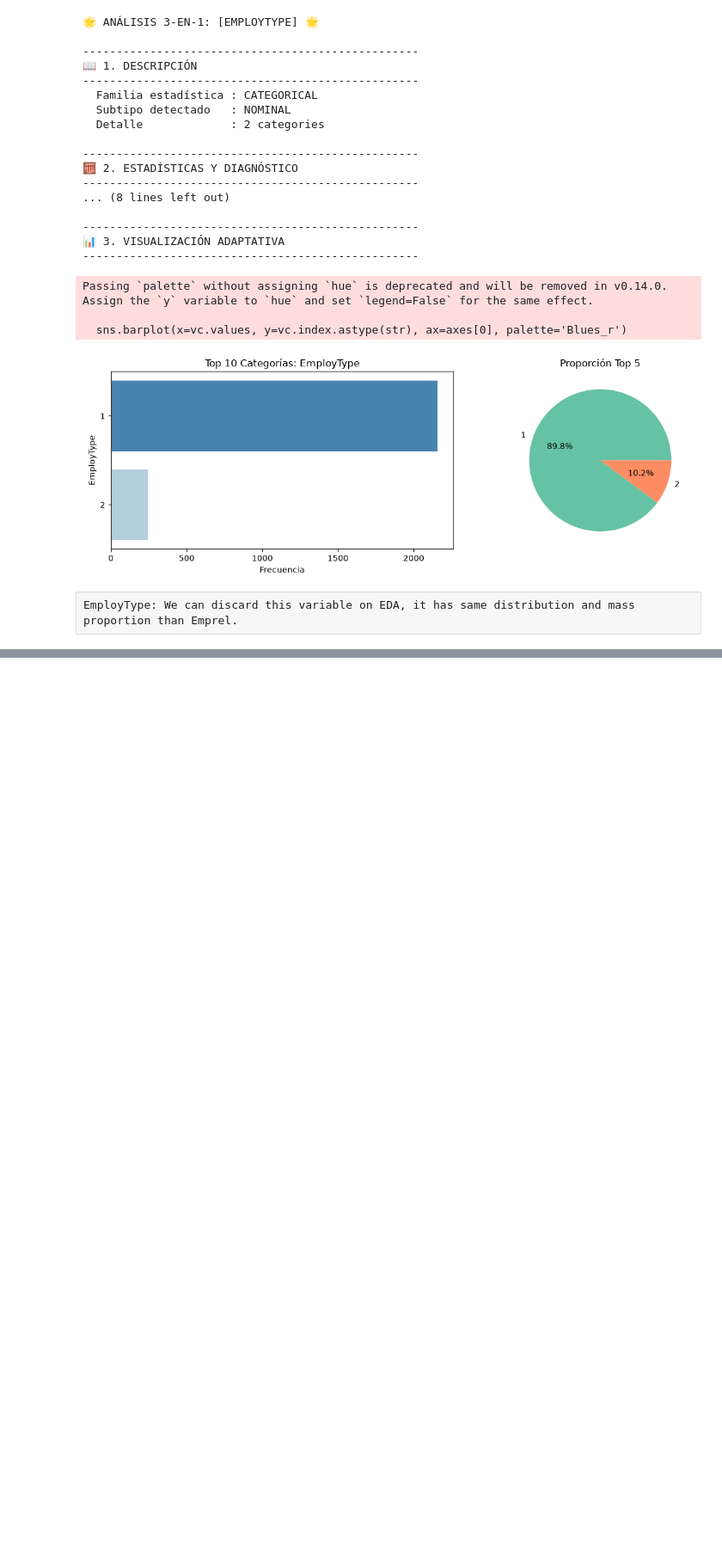
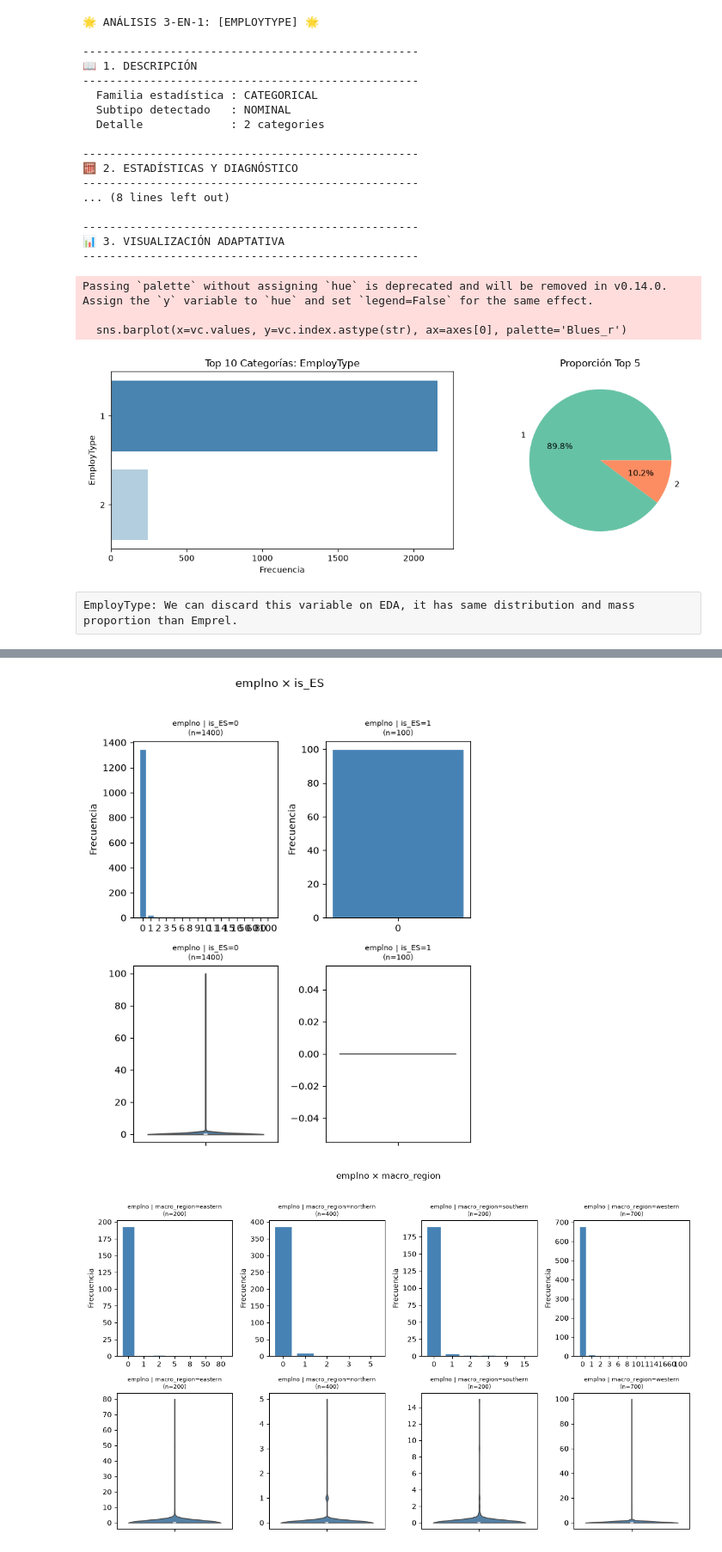
Before and after one commit to JosBerGon34/DataScienceCourse, a Jupyter notebook: notebooks/Ex7.1.ipynb, the cells around one changed output, grey strips where cells are left out. Shown at 86% size. Cells and saved outputs as stored; diff of their text form; code cells hidden in the pictures; blank space fills up the shorter version.

```diff
--- a/notebooks/Ex7.1.ipynb
+++ b/notebooks/Ex7.1.ipynb
@@ -400,0 +811,41 @@ EmployType: We can discard this variable on EDA, it has same distribution and ma
+# %%
+#Lets use a plot function for all our variables, all our categorical columns for inside of study_cols group are already factorized.
+#And compare the distribution within different group_cols
+def multivariate_plot(df, study_col, group_cols):
+    """
+    Para una study_col, itera sobre cada group_col.
+    Cada group_col genera una figura de 2 filas:
+      Fila 0: bar plot (conteo de frecuencias de study_col por grupo)
+      Fila 1: violin + box inner (distribución de study_col por grupo)
+    Columnas = valores únicos de la group_col.
+    """
+    for group_col in group_cols:
+        groups = sorted(df[group_col].dropna().unique())
+        n_groups = len(groups)
+
+        fig, axes = plt.subplots(2, n_groups, figsize=(3 * n_groups, 7))
+        if n_groups == 1:
+            axes = axes[:, np.newaxis]  # asegurar 2D
+
+        for j, g in enumerate(groups):
+            subset = df[df[group_col] == g][study_col].dropna()
+
+            # --- Fila 0: Bar plot ---
+            ax_bar = axes[0, j]
+            counts = subset.value_counts().sort_index()
+            ax_bar.bar(counts.index.astype(str), counts.values, color='steelblue', edgecolor='white')
+            ax_bar.set_title(f"{study_col} | {group_col}={g}\n(n={len(subset)})", fontsize=8)
+            ax_bar.set_xlabel("")
+            ax_bar.set_ylabel("Frecuencia")
+
+            # --- Fila 1: Violin + box inner ---
+            ax_violin = axes[1, j]
+            sns.violinplot(y=subset, ax=ax_violin, inner='box',
+                           color='steelblue', cut=0, bw_adjust=0.7)
+            ax_violin.set_title(f"{study_col} | {group_col}={g}\n(n={len(subset)})", fontsize=8)
+            ax_violin.set_xlabel("")
+            ax_violin.set_ylabel("")
+
+        plt.suptitle(f"{study_col} × {group_col}", fontsize=12, y=1.02)
+        plt.tight_layout()
+        plt.show()
@@ -400,0 +854,6 @@ EmployType: We can discard this variable on EDA, it has same distribution and ma
+# %%
+study_col = df_71_clean['']
+multivariate_plot(df_71_clean, study_col, group_cols)up_cols)
+# %% [output]
+[figure, added]
+[figure, added]
```
Also changed, not shown: parts of 31 cells of this notebook.
